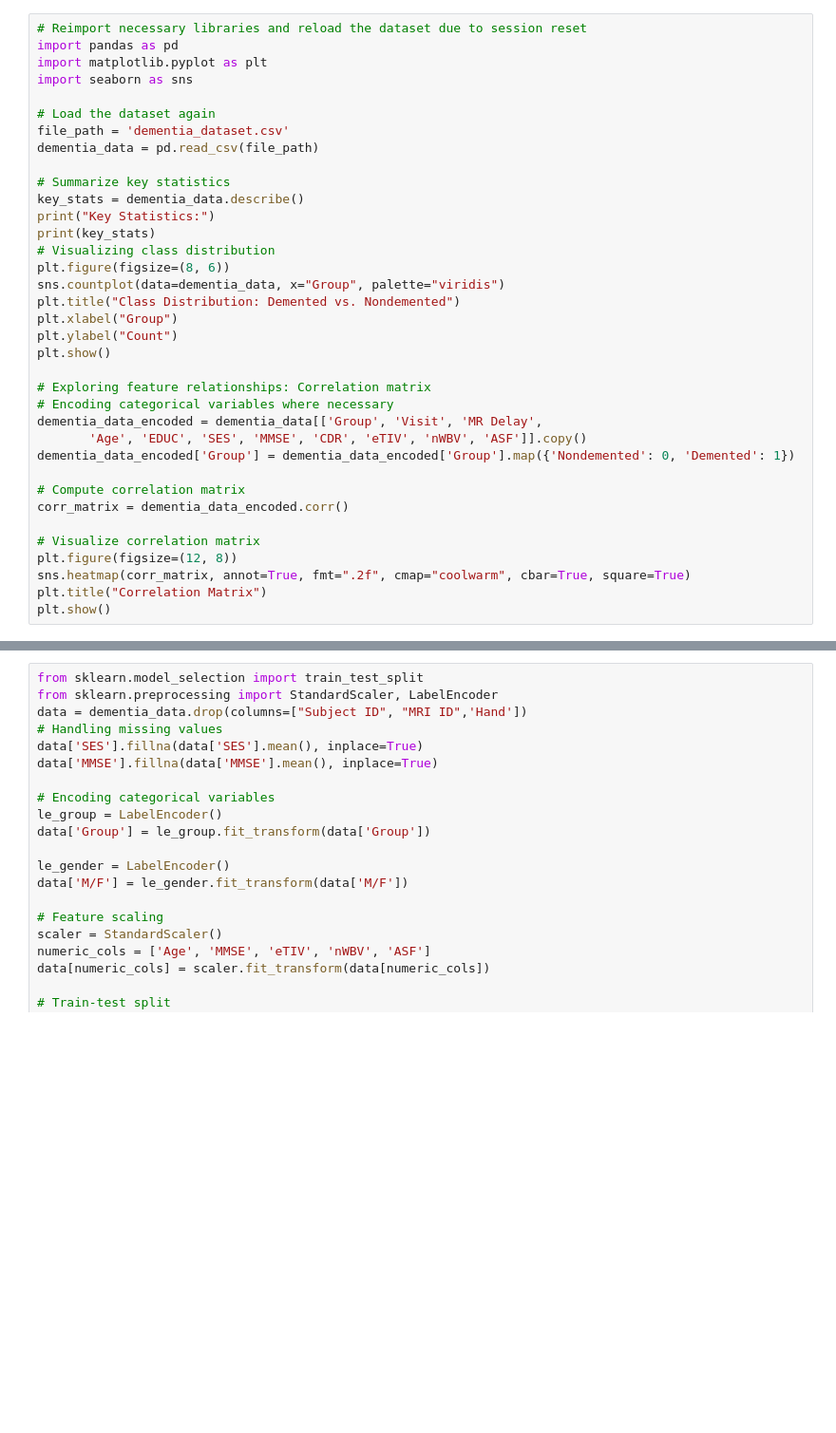
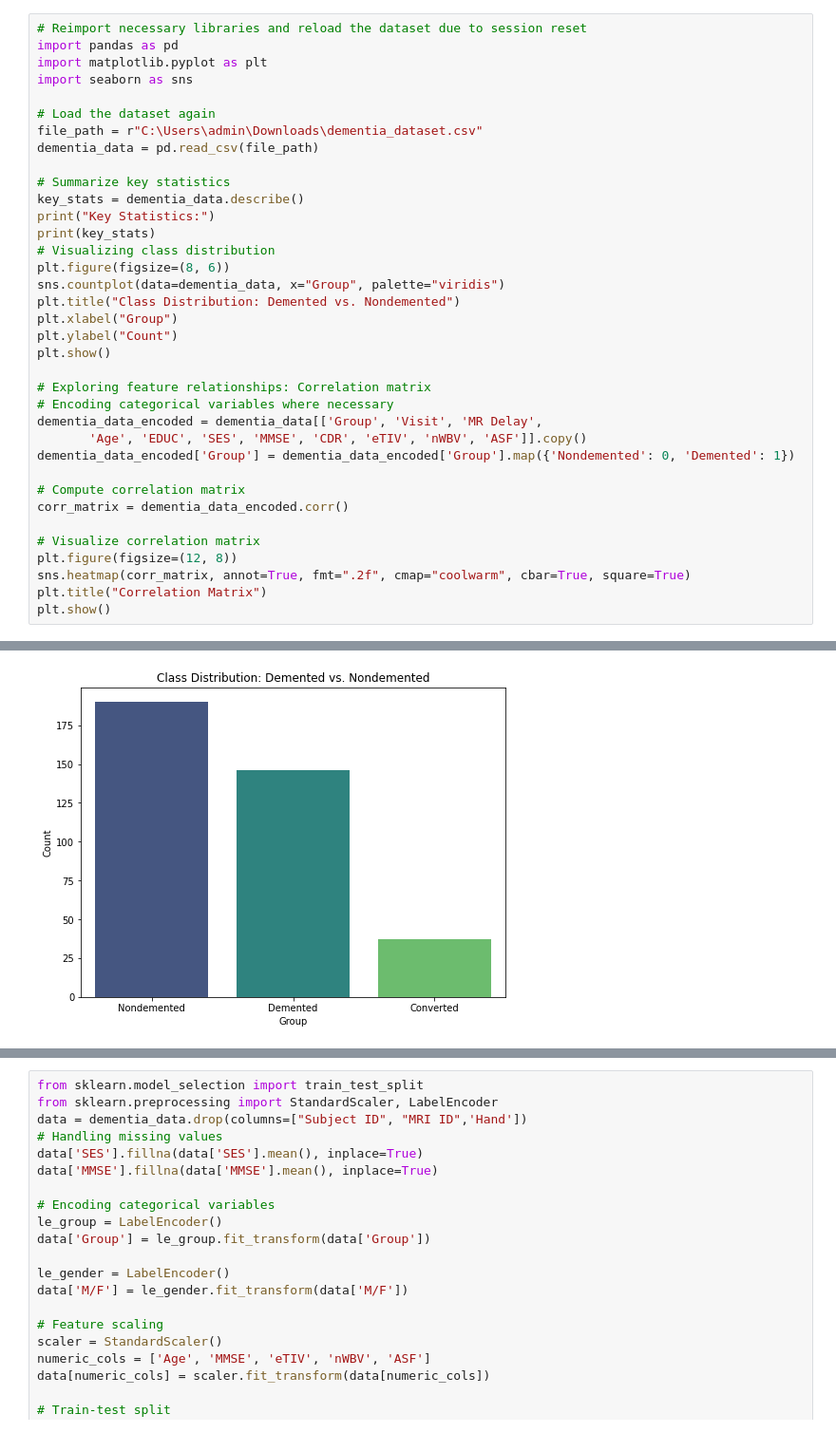
Before and after one commit to gentleanu/DEMENTIA-TREATMENT, a Jupyter notebook: Dementia_Analysis.ipynb, the cells around one changed output, grey strips where cells are left out. Shown at 95% size. Drawn from its saved outputs; the diff is of its cells as text; blank space fills up the shorter version.

```diff
--- a/Dementia_Analysis.ipynb
+++ b/Dementia_Analysis.ipynb
@@ -5,7 +5,7 @@ import matplotlib.pyplot as plt
 import seaborn as sns
 
 # Load the dataset again
-file_path = 'dementia_dataset.csv'
+file_path = r"C:\Users\admin\Downloads\dementia_dataset.csv"
 dementia_data = pd.read_csv(file_path)
 
 # Summarize key statistics
@@ -38,0 +58 @@ FileNotFoundError: [Errno 2] No such file or directory: 'dementia_dataset.csv'
+[figure, added]
```
Also changed, not shown: parts of 4 cells of this notebook.
